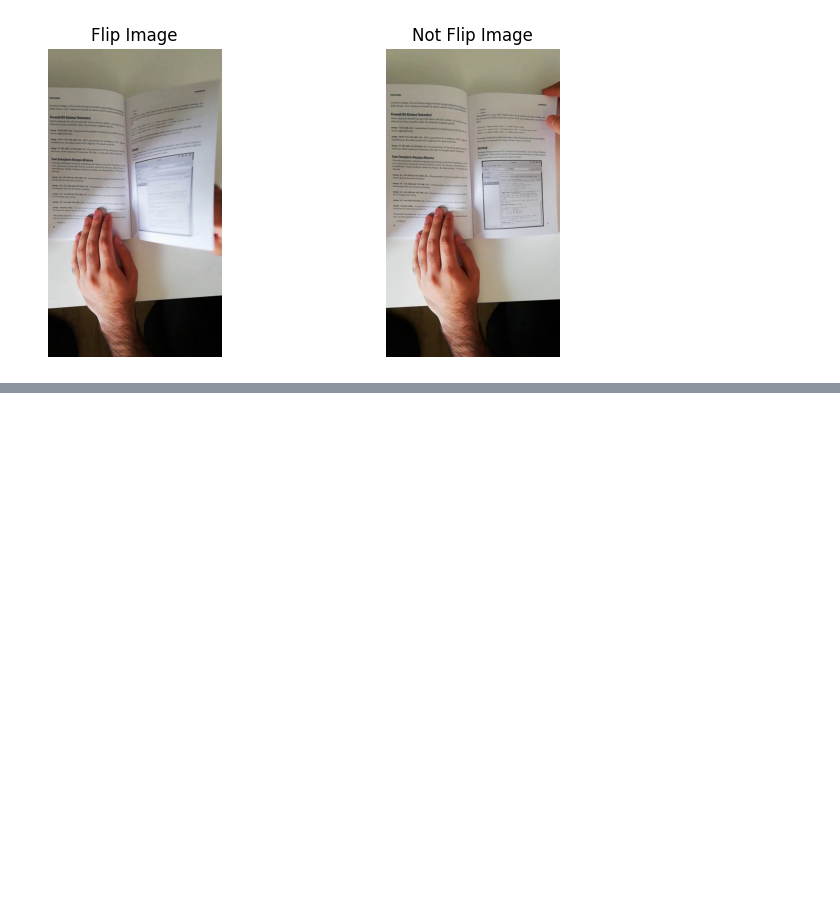
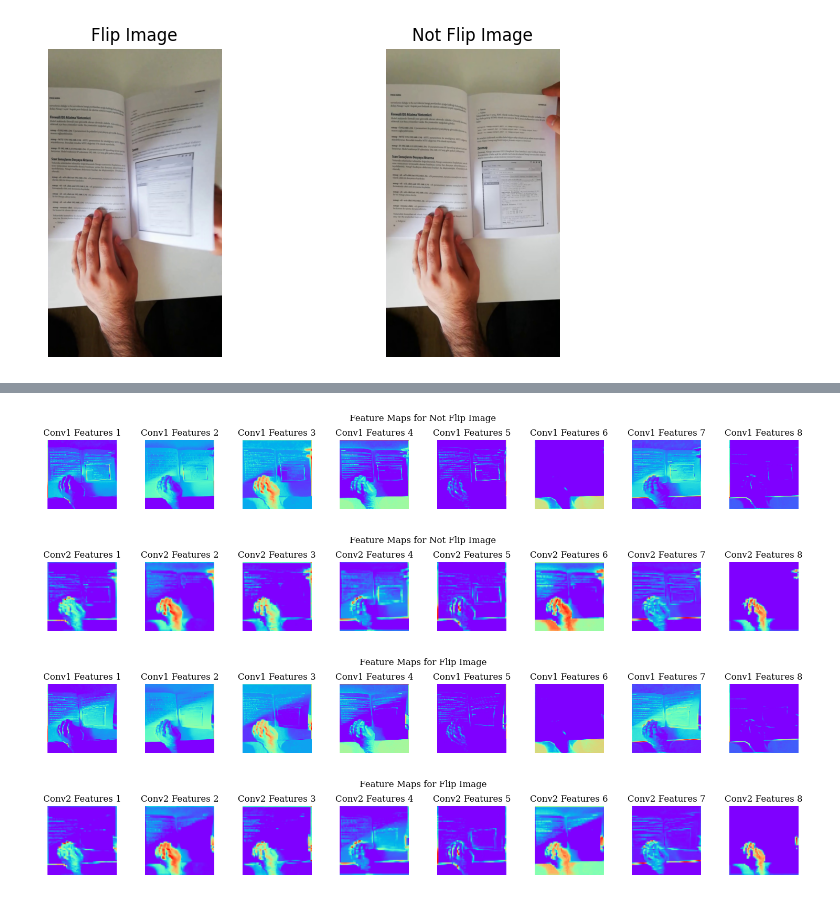
Before and after one commit to SamarpanChakraborty97/ML-Projects, a Jupyter notebook: Project4/monReader_exploration.ipynb, the cells around one changed output, grey strips where cells are left out. Cells and saved outputs as stored; diff of their text form; code cells hidden in the pictures; blank space fills up the shorter version.

```diff
--- a/Project4/monReader_exploration.ipynb
+++ b/Project4/monReader_exploration.ipynb
@@ -278,0 +264,40 @@ optimizer = optim.Adam(model.parameters(), lr=0.001)
+# %%
+# Visualize feature maps at the end of each CNN layer for a sample image
+
+def visualize_feature_maps(model, image, device, suptitle):
+    model.eval()
+    image = transform(image).unsqueeze(0).to(device)
+
+    # Forward pass and capture outputs after each conv layer
+    with torch.no_grad():
+        x = F.relu(model.conv1(image))
+        x1 = model.pool(x)
+        x2 = F.relu(model.conv2(x1))
+        x2 = model.pool(x2)
+
+    # Helper to plot feature maps
+    def plot_feature_maps(feature_tensor, title, num_channels=8):
+        plt.figure(figsize=(15, 2))
+        for i in range(num_channels):
+            plt.subplot(1, num_channels, i+1)
+            plt.imshow(feature_tensor[0, i].cpu(), cmap='rainbow')
+            plt.axis('off')
+            plt.title(f'{title} {i+1}')
+        plt.suptitle(suptitle)
+        plt.tight_layout()
+        plt.show()
+
+    plot_feature_maps(x1, 'Conv1 Features')
+    plot_feature_maps(x2, 'Conv2 Features')
+# %%
+
+# Example: visualize features for a notflip image
+visualize_feature_maps(model, notflip_images[0], device, 'Feature Maps for Not Flip Image')
+
+# Example: visualize features for a flip image
+visualize_feature_maps(model, flip_images[0], device, 'Feature Maps for Flip Image')
+# %% [output]
+[figure, added]
+[figure, added]
+[figure, added]
+[figure, added]
```
Also changed, not shown: parts of 10 cells of this notebook.
